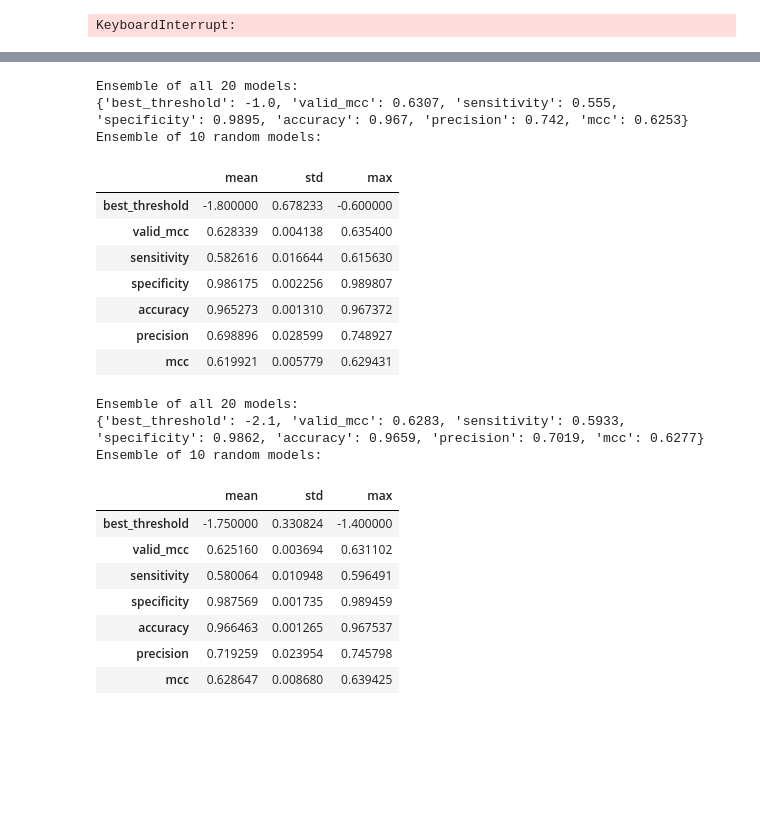
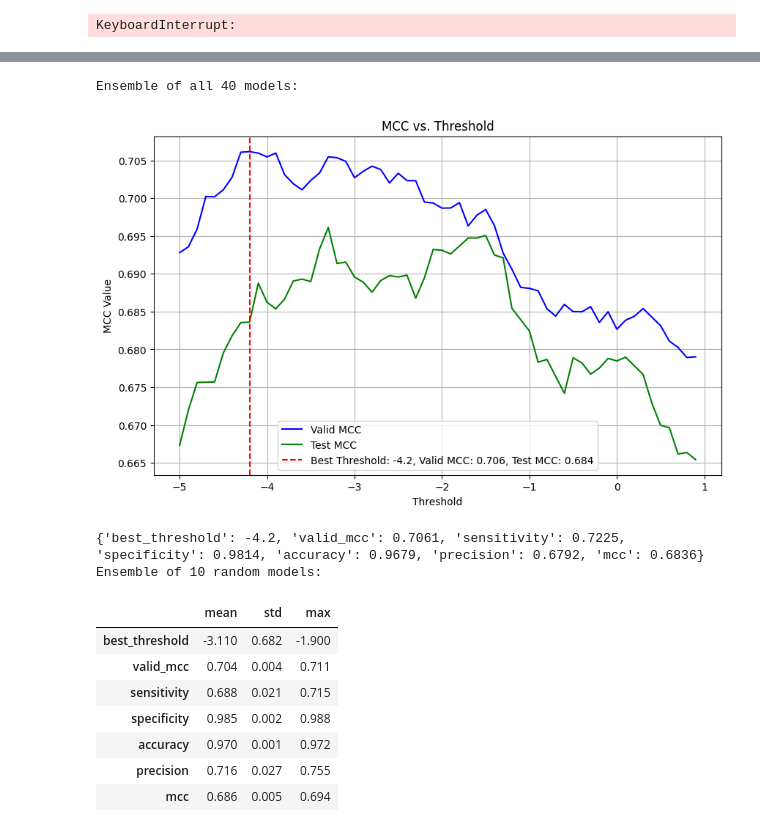
Before and after one commit to dlwocks31/atpbind, a Jupyter notebook: rus/mean_ensemble_csv.ipynb, the cells around one changed output, grey strips where cells are left out. Cells and saved outputs as stored; diff of their text form; code cells hidden in the pictures; blank space fills up the shorter version.

```diff
--- a/rus/mean_ensemble_csv.ipynb
+++ b/rus/mean_ensemble_csv.ipynb
@@ -171,28 +156,15 @@ Ensemble of 10 random models:
-# %%
-summarize_prefix('v005', n=10)
-# %% [output]
-Ensemble of all 20 models:
-{'best_threshold': -1.0, 'valid_mcc': 0.6307, 'sensitivity': 0.555, 'specificity': 0.9895, 'accuracy': 0.967, 'precision': 0.742, 'mcc': 0.6253}
-Ensemble of 10 random models:
-|  | mean | std | max |
-| best_threshold | -1.800000 | 0.678233 | -0.600000 |
-| valid_mcc | 0.628339 | 0.004138 | 0.635400 |
-| sensitivity | 0.582616 | 0.016644 | 0.615630 |
-| specificity | 0.986175 | 0.002256 | 0.989807 |
-| accuracy | 0.965273 | 0.001310 | 0.967372 |
-| precision | 0.698896 | 0.028599 | 0.748927 |
-| mcc | 0.619921 | 0.005779 | 0.629431 |
-# %%
-summarize_prefix('v006', n=10)
-# %% [output]
-Ensemble of all 20 models:
-{'best_threshold': -2.1, 'valid_mcc': 0.6283, 'sensitivity': 0.5933, 'specificity': 0.9862, 'accuracy': 0.9659, 'precision': 0.7019, 'mcc': 0.6277}
-Ensemble of 10 random models:
-|  | mean | std | max |
-| best_threshold | -1.750000 | 0.330824 | -1.400000 |
-| valid_mcc | 0.625160 | 0.003694 | 0.631102 |
-| sensitivity | 0.580064 | 0.010948 | 0.596491 |
-| specificity | 0.987569 | 0.001735 | 0.989459 |
-| accuracy | 0.966463 | 0.001265 | 0.967537 |
-| precision | 0.719259 | 0.023954 | 0.745798 |
-| mcc | 0.628647 | 0.008680 | 0.639425 |
+# %%
+summarize_prefix(['v014'], n=10, plot=True, start=-5, end=1, seed_start=0, seed_end=40)
+# %% [output]
+Ensemble of all 40 models:
+[figure, added]
+{'best_threshold': -4.2, 'valid_mcc': 0.7061, 'sensitivity': 0.7225, 'specificity': 0.9814, 'accuracy': 0.9679, 'precision': 0.6792, 'mcc': 0.6836}
+Ensemble of 10 random models:
+|  | mean | std | max |
+| best_threshold | -3.110 | 0.682 | -1.900 |
+| valid_mcc | 0.704 | 0.004 | 0.711 |
+| sensitivity | 0.688 | 0.021 | 0.715 |
+| specificity | 0.985 | 0.002 | 0.988 |
+| accuracy | 0.970 | 0.001 | 0.972 |
+| precision | 0.716 | 0.027 | 0.755 |
+| mcc | 0.686 | 0.005 | 0.694 |
```
Also changed, not shown: parts of 16 cells of this notebook, 8 other files.
